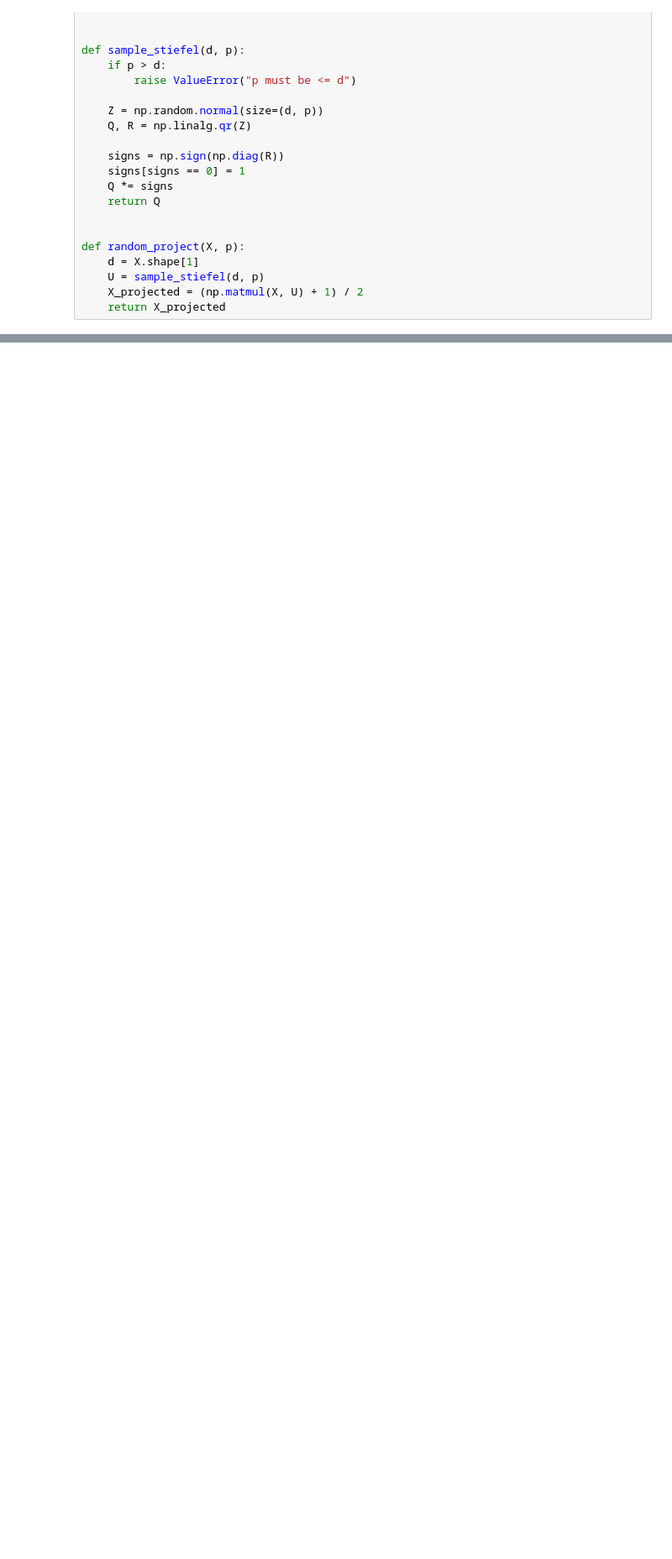
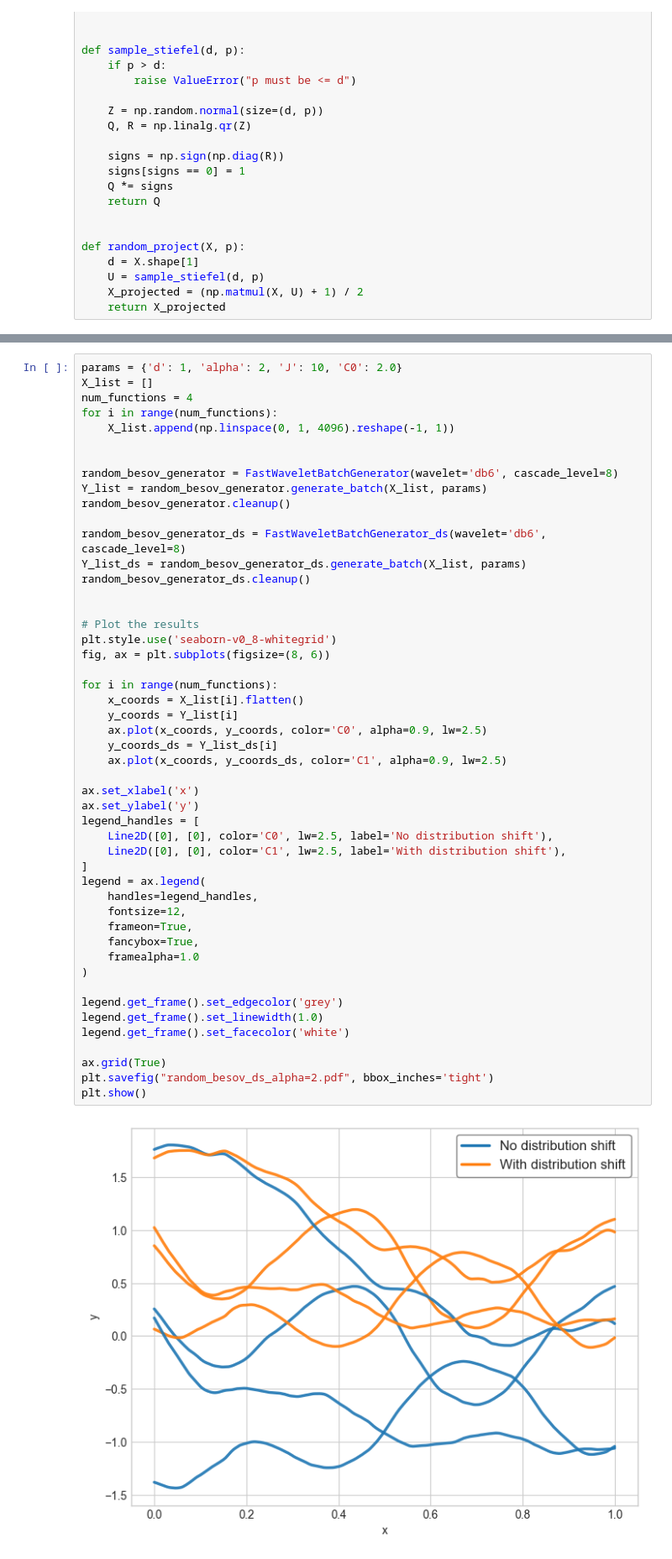
Before and after one commit to tianyima2000/Adaptive_ICL, a Jupyter notebook: plot_random_besov.ipynb, the cells around one changed output, grey strips where cells are left out. Shown at 84% size. Cells and saved outputs as stored; diff of their text form; blank space fills up the shorter version.

```diff
--- a/plot_random_besov.ipynb
+++ b/plot_random_besov.ipynb
@@ -139,0 +191,51 @@ plt.show()
+# %%
+params = {'d': 1, 'alpha': 2, 'J': 10, 'C0': 2.0}
+X_list = []
+num_functions = 4
+for i in range(num_functions):
+    X_list.append(np.linspace(0, 1, 4096).reshape(-1, 1))
+
+
+random_besov_generator = FastWaveletBatchGenerator(wavelet='db6', cascade_level=8)
+Y_list = random_besov_generator.generate_batch(X_list, params)
+random_besov_generator.cleanup()
+
+random_besov_generator_ds = FastWaveletBatchGenerator_ds(wavelet='db6', cascade_level=8)
+Y_list_ds = random_besov_generator_ds.generate_batch(X_list, params)
+random_besov_generator_ds.cleanup()
+
+
+# Plot the results
+plt.style.use('seaborn-v0_8-whitegrid')
+fig, ax = plt.subplots(figsize=(8, 6))
+
+for i in range(num_functions):
+    x_coords = X_list[i].flatten()
+    y_coords = Y_list[i]
+    ax.plot(x_coords, y_coords, color='C0', alpha=0.9, lw=2.5)
+    y_coords_ds = Y_list_ds[i]
+    ax.plot(x_coords, y_coords_ds, color='C1', alpha=0.9, lw=2.5)
+
+ax.set_xlabel('x')
+ax.set_ylabel('y')
+legend_handles = [
+    Line2D([0], [0], color='C0', lw=2.5, label='No distribution shift'),
+    Line2D([0], [0], color='C1', lw=2.5, label='With distribution shift'),
+]
+legend = ax.legend(
+    handles=legend_handles,
+    fontsize=12,
+    frameon=True,
+    fancybox=True,
+    framealpha=1.0
+)
+
+legend.get_frame().set_edgecolor('grey')
+legend.get_frame().set_linewidth(1.0)
+legend.get_frame().set_facecolor('white')
+
+ax.grid(True)
+plt.savefig("random_besov_ds_alpha=2.pdf", bbox_inches='tight')
+plt.show()
+# %% [output]
+[figure, added]
```
Also changed, not shown: parts of 5 cells of this notebook.
